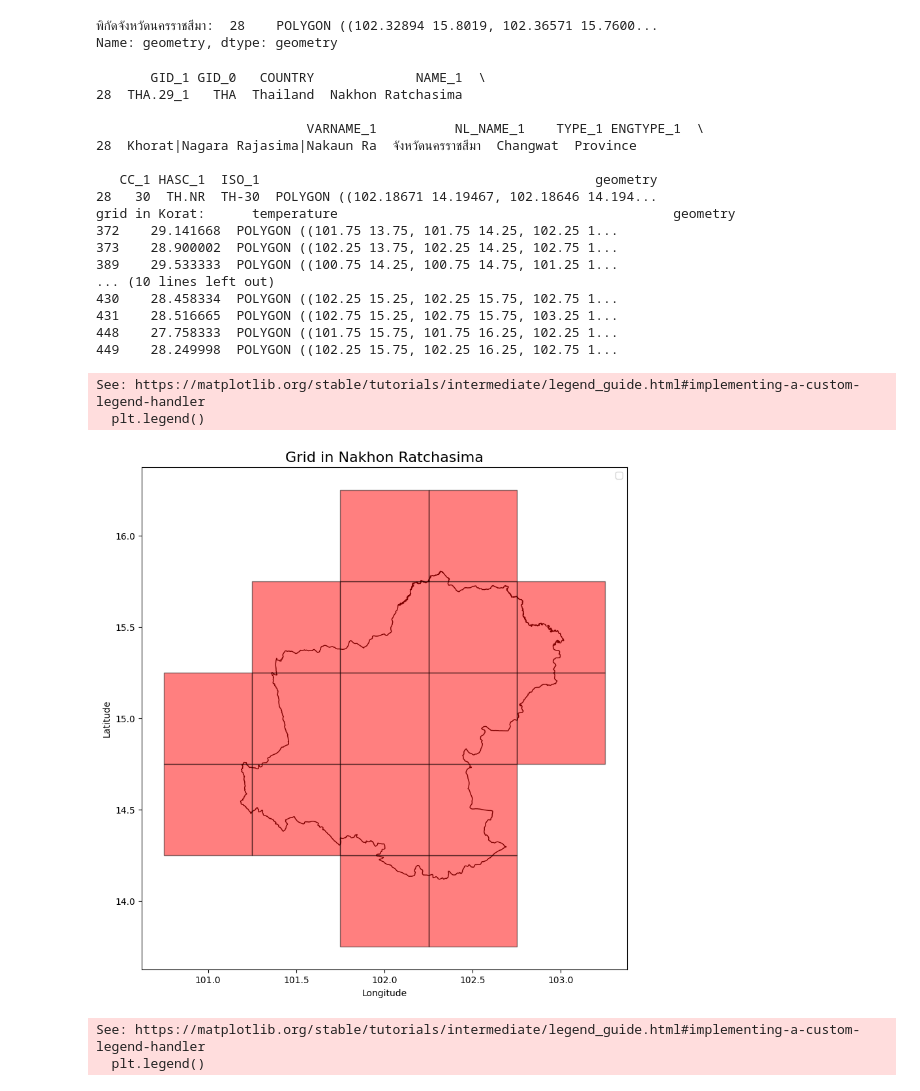
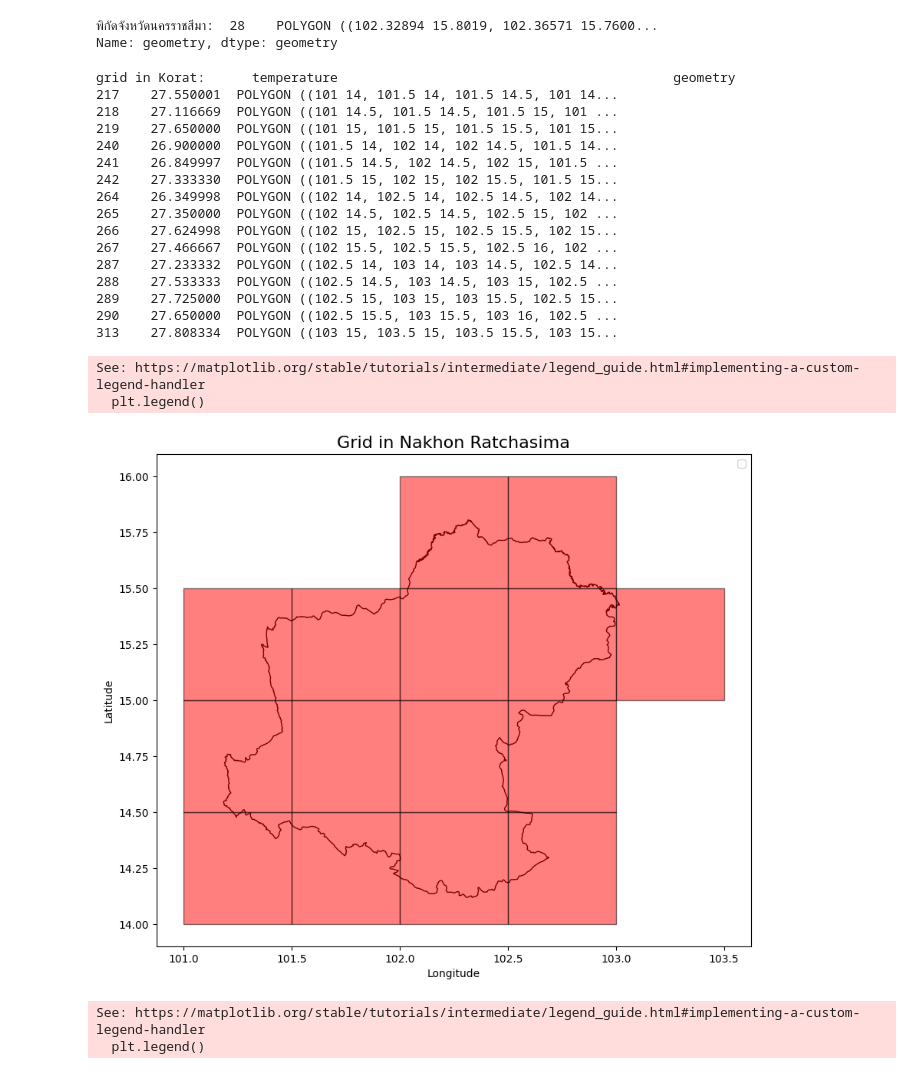
Before and after one commit to supakron-suk/climate-project-app, a Jupyter notebook: src/Python/candex-test1.ipynb, the cells around one changed output. Cells and saved outputs as stored; diff of their text form; code cells hidden in the pictures.

```diff
--- a/src/Python/candex-test1.ipynb
+++ b/src/Python/candex-test1.ipynb
@@ -327,58 +363,59 @@ import geopandas as gpd
 import matplotlib.pyplot as plt
 
 # โหลดข้อมูล GeoJSON
-data = gpd.read_file('../Geo-data/nc_to_json_2000_1.json')
+data = gpd.read_file('../Geo-data/nc_to_json_2001.json')
 shapefile = gpd.read_file('../Geo-data/shapefile-lv1-thailand.json')
 
 # เลือกจังหวัดที่ต้องการ (เช่น จังหวัด "Nakhon Ratchasima")
 korat_coord = shapefile[shapefile['NAME_1'] == 'Nakhon Ratchasima']
-print(korat_coord)
+#print(korat_coord)
 
 # ตรวจสอบการตัดกันระหว่างกริดใน data กับเขตจังหวัดนครราชสีมา
 # ทำการกรองเฉพาะกริดที่ตัดกับจังหวัดนครราชสีมา
-grid_in_korat = data[data.geometry.intersects(korat_coord.geometry.unary_union)]
-print("grid in Korat:", grid_in_korat)
+#union_geometry = data.geometry
+grid_in_korat = data[data.geometry.intersects(korat_coord.geometry.union_all())]
+#print(union_geometry)
+print("grid in Korat:",grid_in_korat)
 
 # สร้างแผนที่
 fig, ax = plt.subplots(figsize=(10, 10))
 
 # Plot เส้นเขตจังหวัดนครราชสีมา
 korat_coord.plot(ax=ax, color='white', edgecolor='black', alpha=1, label='Nakhon Ratchasima')
 
 # Plot กริดที่ตัดกับจังหวัดนครราชสีมา
 grid_in_korat.plot(ax=ax, color='red', edgecolor='black', alpha=0.5, label='Grid in Korat')
 
 # ปรับแต่งการแสดงผลเพิ่มเติม
 plt.title('Grid in Nakhon Ratchasima', fontsize=16)
 plt.xlabel('Longitude')
 plt.ylabel('Latitude')
 
 # แสดงคำอธิบาย (legend)
 plt.legend()
 
 # แสดงผลแผนที่
 plt.show()
 # %% [output]
-       GID_1 GID_0   COUNTRY             NAME_1  \
-28  THA.29_1   THA  Thailand  Nakhon Ratchasima
-
-                           VARNAME_1          NL_NAME_1    TYPE_1 ENGTYPE_1  \
-28  Khorat|Nagara Rajasima|Nakaun Ra  จังหวัดนครราชสีมา  Changwat  Province
-
-   CC_1 HASC_1  ISO_1                                           geometry
-28   30  TH.NR  TH-30  POLYGON ((102.18671 14.19467, 102.18646 14.194...
 grid in Korat:      temperature                                           geometry
-372    29.141668  POLYGON ((101.75 13.75, 101.75 14.25, 102.25 1...
-373    28.900002  POLYGON ((102.25 13.75, 102.25 14.25, 102.75 1...
-389    29.533333  POLYGON ((100.75 14.25, 100.75 14.75, 101.25 1...
-... (10 lines left out)
-430    28.458334  POLYGON ((102.25 15.25, 102.25 15.75, 102.75 1...
-431    28.516665  POLYGON ((102.75 15.25, 102.75 15.75, 103.25 1...
-448    27.758333  POLYGON ((101.75 15.75, 101.75 16.25, 102.25 1...
-449    28.249998  POLYGON ((102.25 15.75, 102.25 16.25, 102.75 1...
+217    27.550001  POLYGON ((101 14, 101.5 14, 101.5 14.5, 101 14...
+218    27.116669  POLYGON ((101 14.5, 101.5 14.5, 101.5 15, 101 ...
+219    27.650000  POLYGON ((101 15, 101.5 15, 101.5 15.5, 101 15...
+240    26.900000  POLYGON ((101.5 14, 102 14, 102 14.5, 101.5 14...
+241    26.849997  POLYGON ((101.5 14.5, 102 14.5, 102 15, 101.5 ...
+242    27.333330  POLYGON ((101.5 15, 102 15, 102 15.5, 101.5 15...
+264    26.349998  POLYGON ((102 14, 102.5 14, 102.5 14.5, 102 14...
+265    27.350000  POLYGON ((102 14.5, 102.5 14.5, 102.5 15, 102 ...
+266    27.624998  POLYGON ((102 15, 102.5 15, 102.5 15.5, 102 15...
+267    27.466667  POLYGON ((102 15.5, 102.5 15.5, 102.5 16, 102 ...
+287    27.233332  POLYGON ((102.5 14, 103 14, 103 14.5, 102.5 14...
+288    27.533333  POLYGON ((102.5 14.5, 103 14.5, 103 15, 102.5 ...
+289    27.725000  POLYGON ((102.5 15, 103 15, 103 15.5, 102.5 15...
+290    27.650000  POLYGON ((102.5 15.5, 103 15.5, 103 16, 102.5 ...
+313    27.808334  POLYGON ((103 15, 103.5 15, 103.5 15.5, 103 15...
 See: https://matplotlib.org/stable/tutorials/intermediate/legend_guide.html#implementing-a-custom-legend-handler
   plt.legend()
-[figure, old version]
+[figure, new version]
 # %%
 import geopandas as gpd
 import matplotlib.pyplot as plt
```
Also changed, not shown: parts of 6 cells of this notebook, 22 other files.
